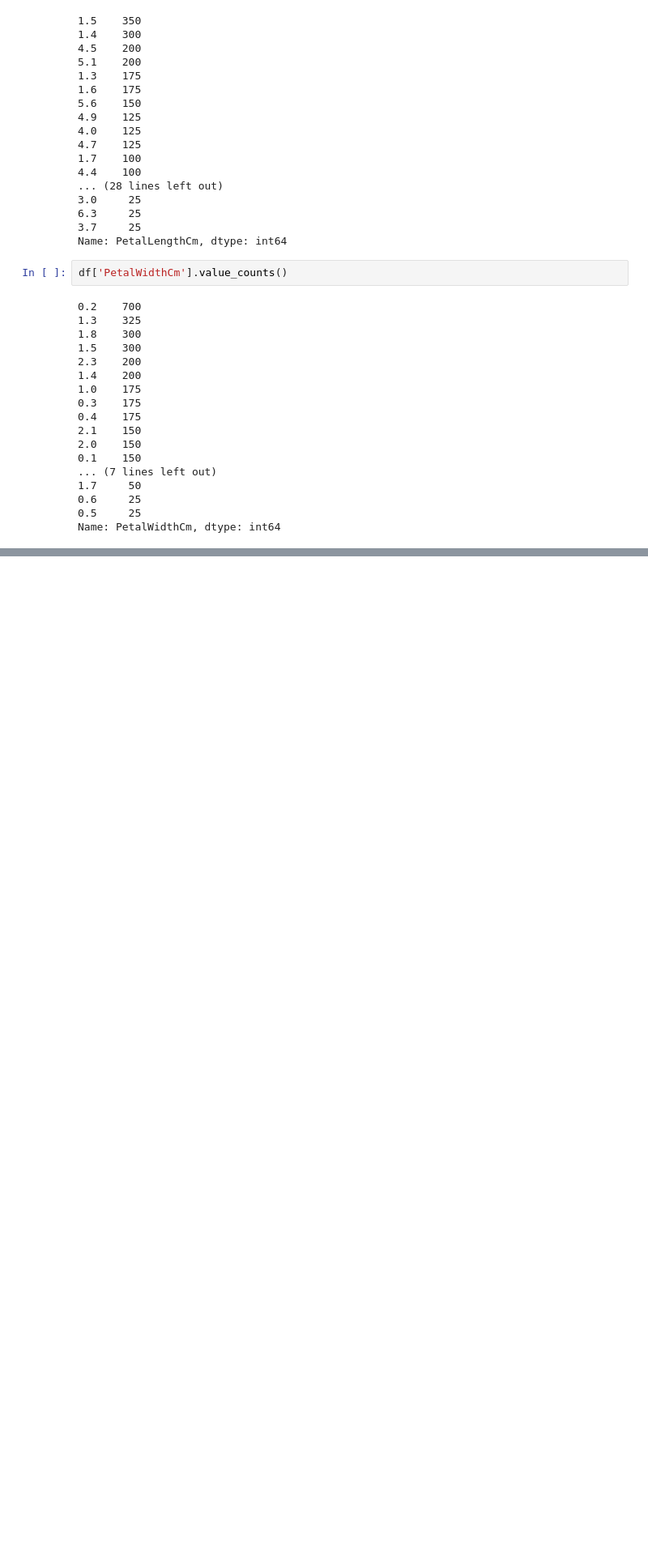
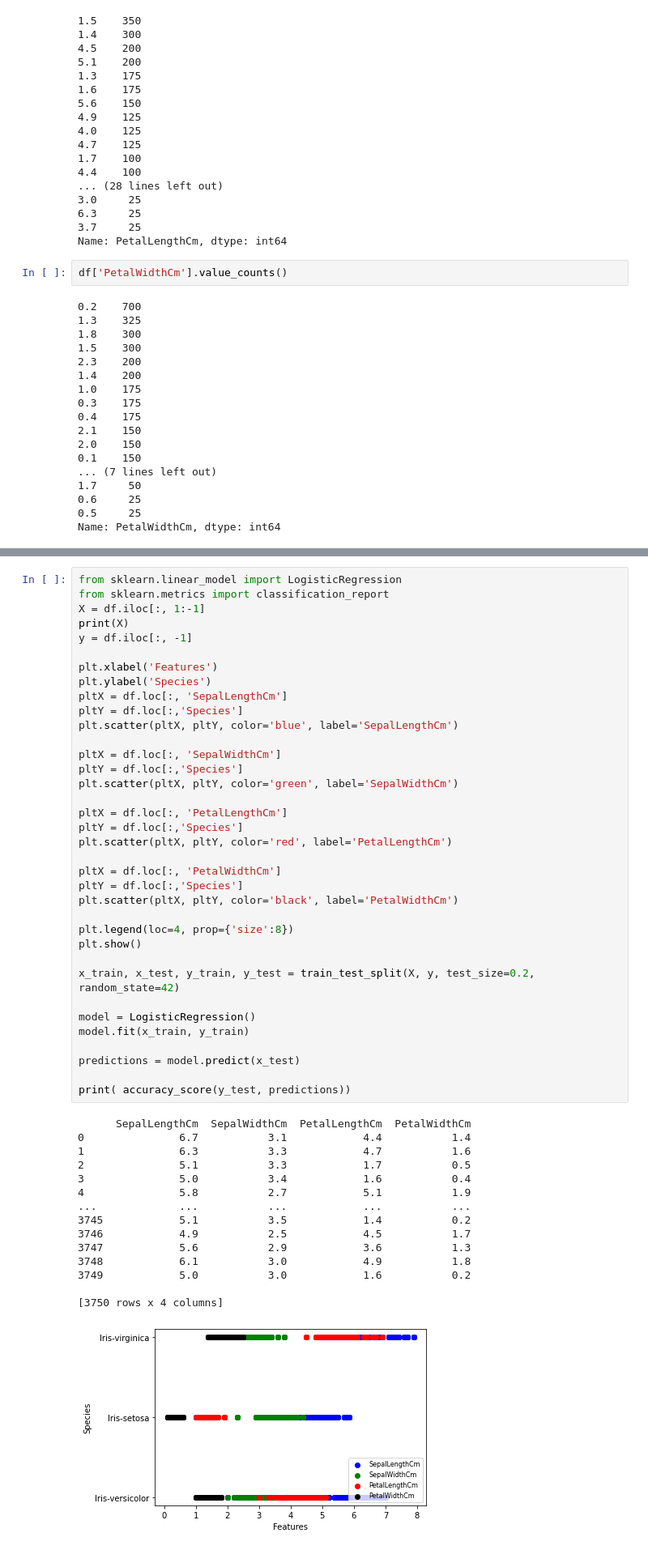
Before and after one commit to louisadam21/Repo_G1_Dataset_2_flower, a Jupyter notebook: projetFlower.ipynb, the cells around one changed output, grey strips where cells are left out. Shown at 81% size. Cells and saved outputs as stored; diff of their text form; blank space fills up the shorter version.

```diff
--- a/projetFlower.ipynb
+++ b/projetFlower.ipynb
@@ -159,0 +264,52 @@ df
+# %%
+from sklearn.linear_model import LogisticRegression
+from sklearn.metrics import classification_report
+X = df.iloc[:, 1:-1]
+print(X)
+y = df.iloc[:, -1]
+
+plt.xlabel('Features')
+plt.ylabel('Species')
+pltX = df.loc[:, 'SepalLengthCm']
+pltY = df.loc[:,'Species']
+plt.scatter(pltX, pltY, color='blue', label='SepalLengthCm')
+
+pltX = df.loc[:, 'SepalWidthCm']
+pltY = df.loc[:,'Species']
+plt.scatter(pltX, pltY, color='green', label='SepalWidthCm')
+
+pltX = df.loc[:, 'PetalLengthCm']
+pltY = df.loc[:,'Species']
+plt.scatter(pltX, pltY, color='red', label='PetalLengthCm')
+
+pltX = df.loc[:, 'PetalWidthCm']
+pltY = df.loc[:,'Species']
+plt.scatter(pltX, pltY, color='black', label='PetalWidthCm')
+
+plt.legend(loc=4, prop={'size':8})
+plt.show()
+
+x_train, x_test, y_train, y_test = train_test_split(X, y, test_size=0.2, random_state=42)
+
+model = LogisticRegression()
+model.fit(x_train, y_train)
+
+predictions = model.predict(x_test)
+
+print( accuracy_score(y_test, predictions))
+# %% [output]
+      SepalLengthCm  SepalWidthCm  PetalLengthCm  PetalWidthCm
+0               6.7           3.1            4.4           1.4
+1               6.3           3.3            4.7           1.6
+2               5.1           3.3            1.7           0.5
+3               5.0           3.4            1.6           0.4
+4               5.8           2.7            5.1           1.9
+...             ...           ...            ...           ...
+3745            5.1           3.5            1.4           0.2
+3746            4.9           2.5            4.5           1.7
+3747            5.6           2.9            3.6           1.3
+3748            6.1           3.0            4.9           1.8
+3749            5.0           3.0            1.6           0.2
+
+[3750 rows x 4 columns]
+[figure, added]
```
Also changed, not shown: parts of 15 cells of this notebook.
